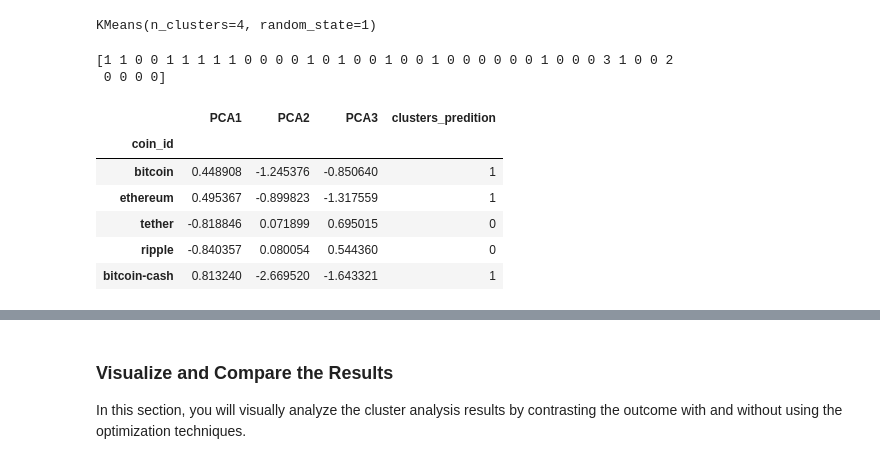
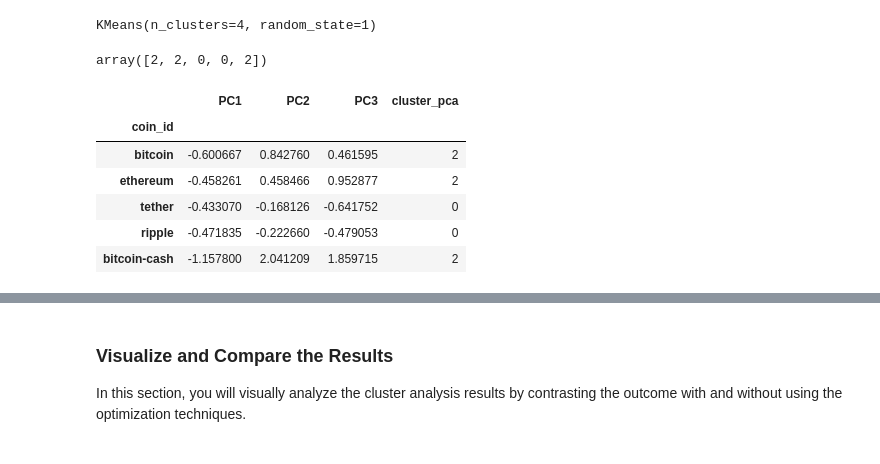
Before and after one commit to Akemp787/Crypto-Clustering, a Jupyter notebook: Crypto_Clustering.ipynb, the cells around one changed output, grey strips where cells are left out. Saved outputs shown, nothing was run; the diff lists cells and outputs as text; code cells hidden in the pictures.

```diff
--- a/Crypto_Clustering.ipynb
+++ b/Crypto_Clustering.ipynb
@@ -270,5 +311,7 @@ market_pca_df.head()
 # %% [markdown]
 ### Find the Best Value for k Using the PCA Data
 # %%
-# Create a list with the number of k-values from 1 to 11
-k_values = list(range(1, 11))
+# Create a list with the number of k-values to try
+# We use a range from 1 to 11
+k = list(range(1,12))
+k
@@ -275,16 +320,15 @@ k_values = list(range(1, 11))
 # %%
-# Create an empty list to store the inertia values
-inertia2 = []
+# Create an empy list to store the inertia values
+inertia_pca = []
 
 # Create a for loop to compute the inertia with each possible value of k
 # Inside the loop:
+# 1. Create a KMeans model using the loop counter for the n_clusters
+# 2. Fit the model to the data using `df_market_data_pca`
+# 3. Append the model.inertia_ to the inertia list
+for i in k:
+    model_pca = KMeans(n_clusters = i)
+    model_pca.fit(df_market_data_pca)
+    inertia_pca.append(model_pca.inertia_)
 
-# 1. Create a KMeans model using the loop counter for the n_clusters
-for i in k_values:
-
-# 2. Fit the model to the data using `df_market_data_pca`
-    k_model = KMeans(n_clusters=i, random_state=1)
-    k_model.fit(market_pca_df)
-
-# 3. Append the model.inertia_ to the inertia list
-    inertia2.append(k_model.inertia_)
+inertia_pca
@@ -333,35 +394,32 @@ elbow_pca_plot
 ### Cluster Cryptocurrencies with K-means Using the PCA Data
 # %%
 # Initialize the K-Means model using the best value for k
-in_k_means = KMeans(n_clusters=4, random_state=1)
+k = 4
+model_pca = KMeans(n_clusters=k, random_state=1)
 # %%
 # Fit the K-Means model using the PCA data
-model.fit(market_pca_df)
+model_pca.fit(df_market_data_pca)
 # %% [output]
 KMeans(n_clusters=4, random_state=1)
 # %%
 # Predict the clusters to group the cryptocurrencies using the PCA data
-clusters_predition = model.predict(market_pca_df)
+predicted_clusters = model_pca.predict(df_market_data_pca)
 
-# Print the resulting array of cluster values.
-print(clusters_predition)
+# View the resulting array of cluster values.
+predicted_clusters[0:5]
 # %% [output]
-[1 1 0 0 1 1 1 1 1 0 0 0 0 1 0 1 0 0 1 0 0 1 0 0 0 0 0 0 1 0 0 0 3 1 0 0 2
- 0 0 0 0]
+array([2, 2, 0, 0, 2])
 # %%
-# Create a copy of the DataFrame with the PCA data
-clusters_predition_df= market_pca_df.copy()
-
 # Add a new column to the DataFrame with the predicted clusters
-clusters_predition_df['clusters_predition'] = clusters_predition
+df_market_data_pca['cluster_pca'] = cluster
 
 # Display sample data
-clusters_predition_df.head()
+df_market_data_pca.head()
 # %% [output]
-|  | PCA1 | PCA2 | PCA3 | clusters_predition |
+|  | PC1 | PC2 | PC3 | cluster_pca |
 | coin_id |  |  |  |  |
-| bitcoin | 0.448908 | -1.245376 | -0.850640 | 1 |
-| ethereum | 0.495367 | -0.899823 | -1.317559 | 1 |
-| tether | -0.818846 | 0.071899 | 0.695015 | 0 |
-| ripple | -0.840357 | 0.080054 | 0.544360 | 0 |
-| bitcoin-cash | 0.813240 | -2.669520 | -1.643321 | 1 |
+| bitcoin | -0.600667 | 0.842760 | 0.461595 | 2 |
+| ethereum | -0.458261 | 0.458466 | 0.952877 | 2 |
+| tether | -0.433070 | -0.168126 | -0.641752 | 0 |
+| ripple | -0.471835 | -0.222660 | -0.479053 | 0 |
+| bitcoin-cash | -1.157800 | 2.041209 | 1.859715 | 2 |
```
Also changed, not shown: parts of 33 cells of this notebook.
